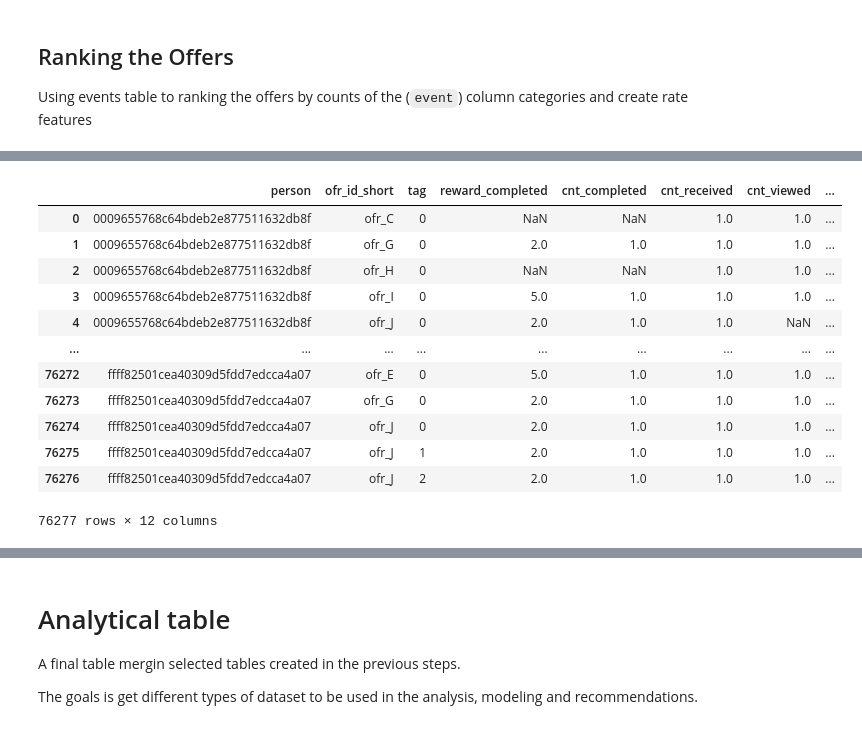
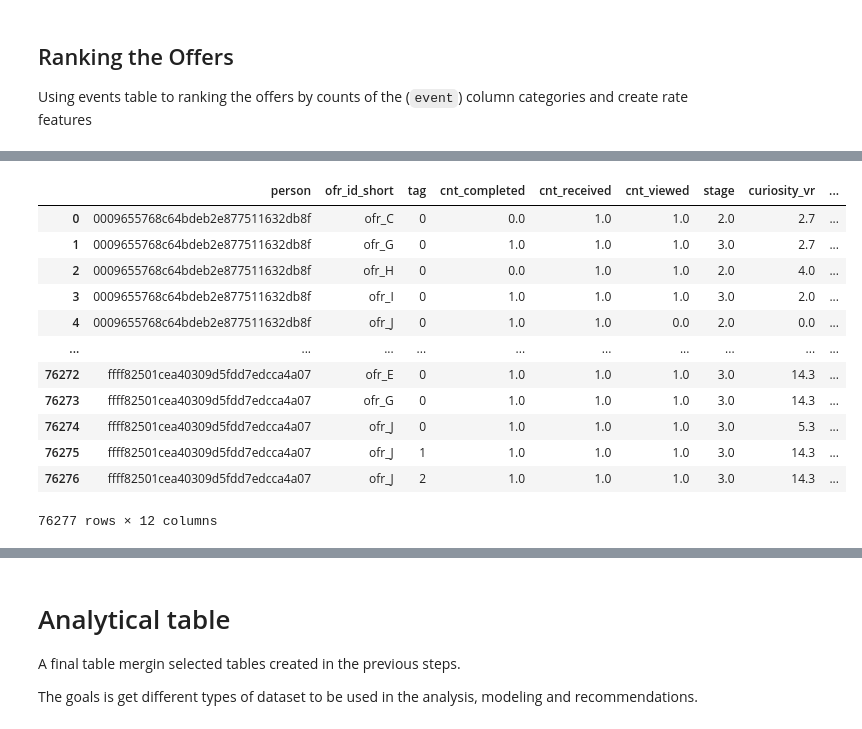
Before and after one commit to Niltonjuniorphd/Starbucks_project, a Jupyter notebook: Starbucks_Capstone_notebook_personal.ipynb, the cells around one changed output, grey strips where cells are left out. Cells and saved outputs as stored; diff of their text form; code cells hidden in the pictures.

Commit message:
small changes on tables

```diff
--- a/Starbucks_Capstone_notebook_personal.ipynb
+++ b/Starbucks_Capstone_notebook_personal.ipynb
@@ -569,76 +742,76 @@ A table that tracks unique interactions by person-offer-event over time to creat
 > NOTE: This table have features that can be combined to determine which demographic groups respond best to which offer type.
 # %%
 # Grouping events by 'person', 'ofr_id_short', 'event', and 'tag', then aggregating the maximum 'time' and 'reward' per group and restructuring the DataFrame.
-user_item_event = (
-    events.groupby(['person', 'event', 'ofr_id_short', 'tag'], dropna=False)
+user_item_u_event = (events.groupby(['person', 'event', 'ofr_id_short', 'tag'], dropna=False)
     .agg(
-        time=('time', 'max'),
-        reward=('reward', 'max'),
-        cnt = ('ofr_id_short', 'count')
+        cnt = ('event', 'count'),
+        time=('time', lambda x: x),
     )
     .unstack(level=1)  # Unstacking by 'event' to widen the DataFrame
     .reset_index()
 )
 
 # Flattening the multi-level column names
-user_item_event.columns = ['_'.join(col).strip('_') for col in user_item_event.columns.to_flat_index()]
+user_item_u_event.columns = ['_'.join(col).strip('_') for col in user_item_u_event.columns.to_flat_index()]
 
-# Dropping unnecessary reward columns (containing zero for all values)
-user_item_event = user_item_event.drop(columns=['reward_received', 'reward_viewed'])
+# computing the stage of the fact: 1- just received, 2- received-viwed or received-completed, 3- all occurrences
+user_item_u_event['stage'] = user_item_u_event[['cnt_completed',	'cnt_received',	'cnt_viewed']].sum(axis=1)
 
 # Replacing NaN values with infinity to facilitate time calculations
-user_item_event['time_completed'] = user_item_event['time_completed'].fillna(np.inf)
-user_item_event['time_received'] = user_item_event['time_received'].fillna(np.inf)
-user_item_event['time_viewed'] = user_item_event['time_viewed'].fillna(np.inf)
+user_item_u_event['time_completed'] = user_item_u_event['time_completed'].fillna(np.inf)
+user_item_u_event['time_received'] = user_item_u_event['time_received'].fillna(np.inf)
+user_item_u_event['time_viewed'] = user_item_u_event['time_viewed'].fillna(np.inf)
 
 # Computing time differences for various stages of the offer lifecycle
-user_item_event['to_vr'] = user_item_event['time_viewed'] - user_item_event['time_received']
-user_item_event['to_cv'] = user_item_event['time_completed'] - user_item_event['time_viewed']
-user_item_event['to_cr'] = user_item_event['time_completed'] - user_item_event['time_received']
+user_item_u_event['to_vr'] = user_item_u_event['time_viewed'] - user_item_u_event['time_received']
+user_item_u_event['to_cv'] = user_item_u_event['time_completed'] - user_item_u_event['time_viewed']
+user_item_u_event['to_cr'] = user_item_u_event['time_completed'] - user_item_u_event['time_received']
 
 # Calculating curiosity, eagerness, and overall responsiveness scores
-user_item_event['curiosity_vr'] = (1 / (user_item_event['to_vr'] + 1)) * 100
-user_item_event['eagerness_cv'] = [(1 / (x + 1))*100 if ((not np.isnan(x)) & (x >=0)) else -1 for x in user_item_event['to_cv']]
-user_item_event['overall_cr'] = (1 / (user_item_event['to_cr'] + 1)) * 100
+user_item_u_event['curiosity_vr'] = (1 / (user_item_u_event['to_vr'] + 1)) * 100
+user_item_u_event['eagerness_cv'] = [(1 / (x + 1))*100 if ((not np.isnan(x)) & (x >=0)) else -1 for x in user_item_u_event['to_cv']]
+user_item_u_event['overall_cr'] = (1 / (user_item_u_event['to_cr'] + 1)) * 100
+
 
 # Defining influence metrics based on time conditions
-user_item_event['influence'] = (
-    (~pd.isna(user_item_event['time_completed'])) &
-    (user_item_event['time_completed'] != np.inf) &
-    (user_item_event['time_completed'] >= user_item_event['time_viewed'])
+user_item_u_event['influence'] = (
+    (~pd.isna(user_item_u_event['time_completed'])) &
+    (user_item_u_event['time_completed'] != np.inf) &
+    (user_item_u_event['time_completed'] >= user_item_u_event['time_viewed'])
 ).astype(int)
 
 # Extreme influence is when the offer is viewed and completed at the same time.
-user_item_event['ext_influence'] = (
-    (~pd.isna(user_item_event['time_viewed'])) &
-    (user_item_event['time_viewed'] != np.inf) &
-    (user_item_event['time_completed'] == user_item_event['time_viewed'])
+user_item_u_event['ext_influence'] = (
+    (~pd.isna(user_item_u_event['time_viewed'])) &
+    (user_item_u_event['time_viewed'] != np.inf) &
+    (user_item_u_event['time_completed'] == user_item_u_event['time_viewed'])
 ).astype(int)
 
 # Dropping intermediate time calculation columns and others, rounding final values.
-user_item_event = user_item_event.drop(
+user_item_u_event = user_item_u_event.drop(
     columns=['time_completed', 'time_received', 'time_viewed', 'to_vr', 'to_cv', 'to_cr']
 ).round(1)
 
+user_item_u_event = user_item_u_event.round(2).fillna(0)
 
 # Persisting the data in the gold layer
-user_item_event.to_csv('medalion_data_store/gold/user_item_event.csv', index=False)
+user_item_u_event.to_csv('medalion_data_store/silver/user_item_u_event.csv', index=False)
 
 
 
 # Displaying the final DataFrame
-user_item_event
+user_item_u_event
 # %% [output]
-|  | person | ofr_id_short | tag | reward_completed | cnt_completed | cnt_received | cnt_viewed | ... |
-| 0 | 0009655768c64bdeb2e877511632db8f | ofr_C | 0 | NaN | NaN | 1.0 | 1.0 | ... |
-| 1 | 0009655768c64bdeb2e877511632db8f | ofr_G | 0 | 2.0 | 1.0 | 1.0 | 1.0 | ... |
-| 2 | 0009655768c64bdeb2e877511632db8f | ofr_H | 0 | NaN | NaN | 1.0 | 1.0 | ... |
-| 3 | 0009655768c64bdeb2e877511632db8f | ofr_I | 0 | 5.0 | 1.0 | 1.0 | 1.0 | ... |
-| 4 | 0009655768c64bdeb2e877511632db8f | ofr_J | 0 | 2.0 | 1.0 | 1.0 | NaN | ... |
-| ... | ... | ... | ... | ... | ... | ... | ... | ... |
-| 76272 | ffff82501cea40309d5fdd7edcca4a07 | ofr_E | 0 | 5.0 | 1.0 | 1.0 | 1.0 | ... |
-| 76273 | ffff82501cea40309d5fdd7edcca4a07 | ofr_G | 0 | 2.0 | 1.0 | 1.0 | 1.0 | ... |
-| 76274 | ffff82501cea40309d5fdd7edcca4a07 | ofr_J | 0 | 2.0 | 1.0 | 1.0 | 1.0 | ... |
-| 76275 | ffff82501cea40309d5fdd7edcca4a07 | ofr_J | 1 | 2.0 | 1.0 | 1.0 | 1.0 | ... |
-| 76276 | ffff82501cea40309d5fdd7edcca4a07 | ofr_J | 2 | 2.0 | 1.0 | 1.0 | 1.0 | ... |
+|  | person | ofr_id_short | tag | cnt_completed | cnt_received | cnt_viewed | stage | curiosity_vr | ... |
+| 0 | 0009655768c64bdeb2e877511632db8f | ofr_C | 0 | 0.0 | 1.0 | 1.0 | 2.0 | 2.7 | ... |
+| 1 | 0009655768c64bdeb2e877511632db8f | ofr_G | 0 | 1.0 | 1.0 | 1.0 | 3.0 | 2.7 | ... |
+| 2 | 0009655768c64bdeb2e877511632db8f | ofr_H | 0 | 0.0 | 1.0 | 1.0 | 2.0 | 4.0 | ... |
+| 3 | 0009655768c64bdeb2e877511632db8f | ofr_I | 0 | 1.0 | 1.0 | 1.0 | 3.0 | 2.0 | ... |
+| 4 | 0009655768c64bdeb2e877511632db8f | ofr_J | 0 | 1.0 | 1.0 | 0.0 | 2.0 | 0.0 | ... |
+| ... | ... | ... | ... | ... | ... | ... | ... | ... | ... |
+| 76272 | ffff82501cea40309d5fdd7edcca4a07 | ofr_E | 0 | 1.0 | 1.0 | 1.0 | 3.0 | 14.3 | ... |
+| 76273 | ffff82501cea40309d5fdd7edcca4a07 | ofr_G | 0 | 1.0 | 1.0 | 1.0 | 3.0 | 14.3 | ... |
+| 76274 | ffff82501cea40309d5fdd7edcca4a07 | ofr_J | 0 | 1.0 | 1.0 | 1.0 | 3.0 | 5.3 | ... |
+| 76275 | ffff82501cea40309d5fdd7edcca4a07 | ofr_J | 1 | 1.0 | 1.0 | 1.0 | 3.0 | 14.3 | ... |
+| 76276 | ffff82501cea40309d5fdd7edcca4a07 | ofr_J | 2 | 1.0 | 1.0 | 1.0 | 3.0 | 14.3 | ... |
 76277 rows × 12 columns
```
Also changed, not shown: parts of 28 cells of this notebook, 18 other files.
